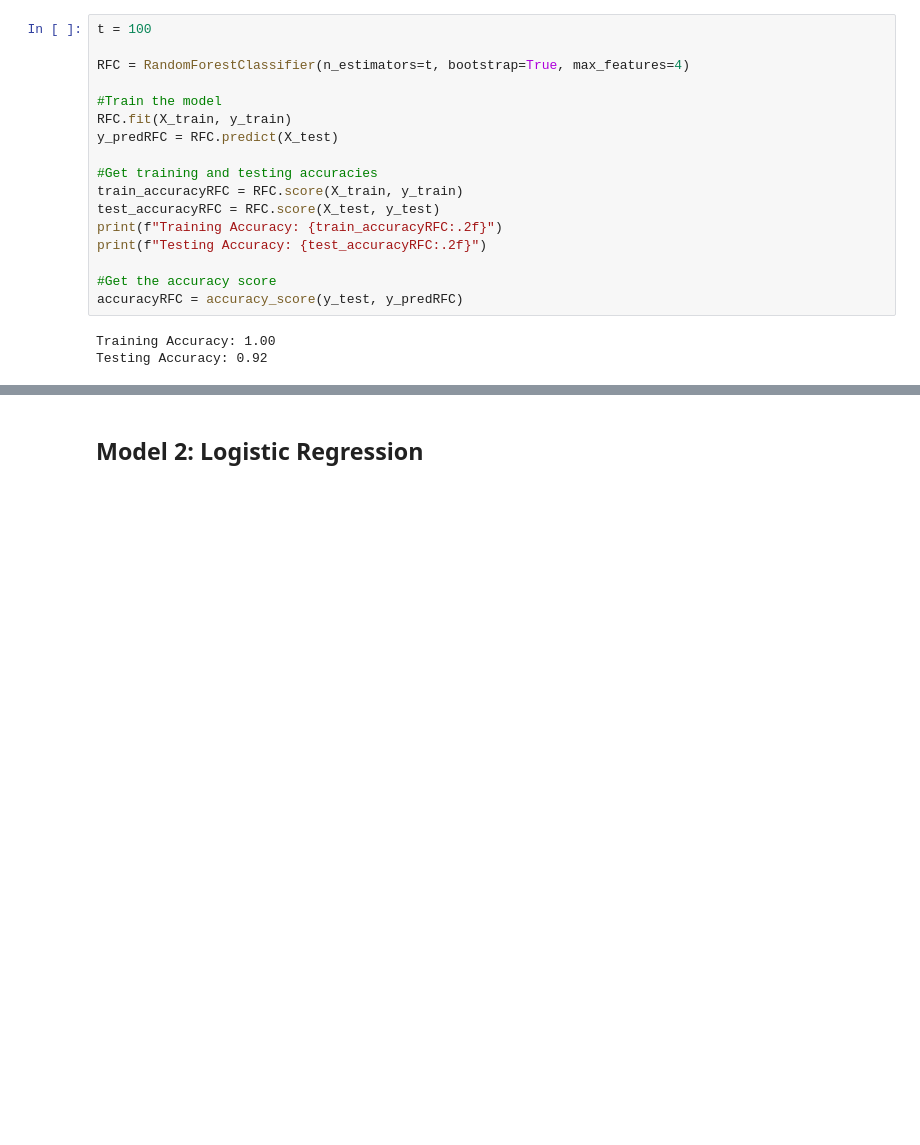
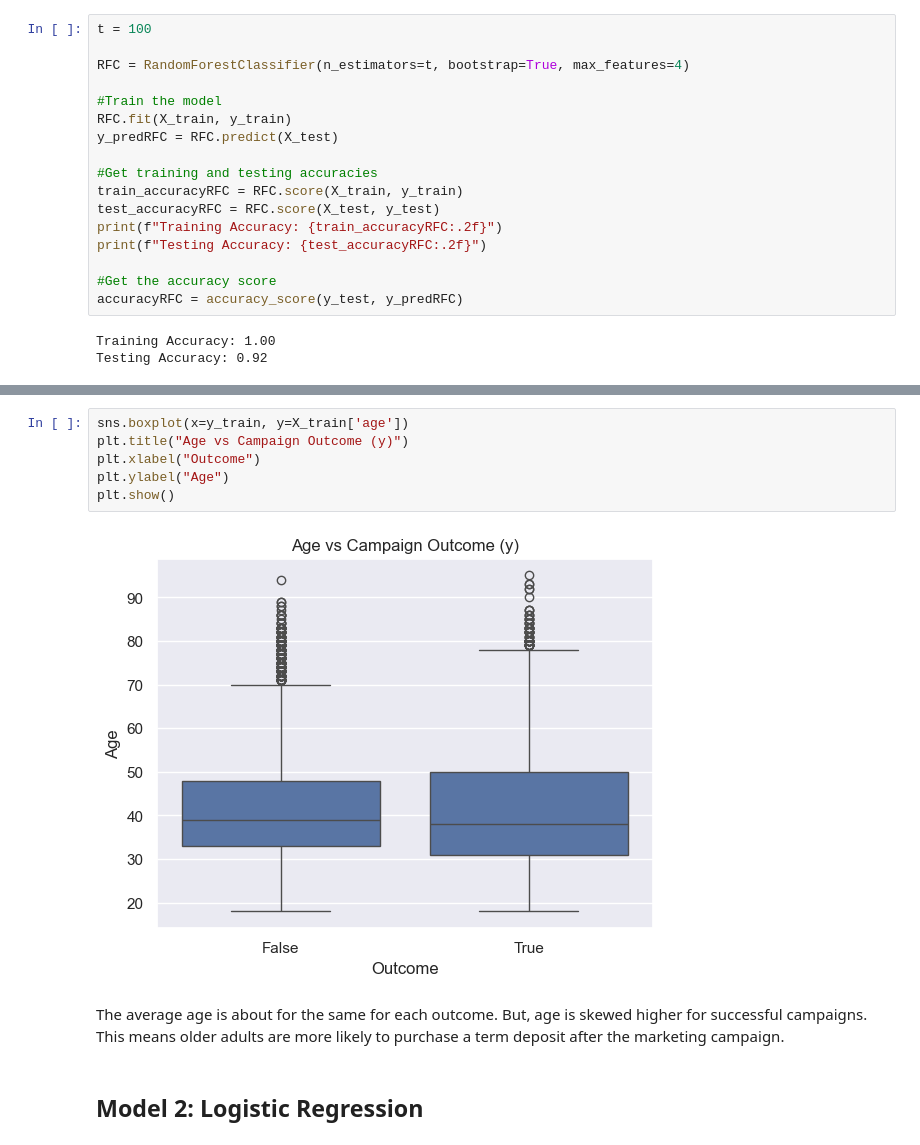
Before and after one commit to nandika-k/Data-Science-Project-2, a Jupyter notebook: Project 2.ipynb, the cells around one changed output, grey strips where cells are left out. Drawn from its saved outputs; the diff is of its cells as text; blank space fills up the shorter version.

```diff
--- a/Project 2.ipynb
+++ b/Project 2.ipynb
@@ -785,3 +749,13 @@ weighted avg       0.91      0.92      0.91      9947
+# %%
+sns.boxplot(x=y_train, y=X_train['age'])
+plt.title("Age vs Campaign Outcome (y)")
+plt.xlabel("Outcome")
+plt.ylabel("Age")
+plt.show()
+# %% [output]
+[figure, added]
+# %% [markdown]
+The average age is about for the same for each outcome. But, age is skewed higher for successful campaigns. This means older adults are more likely to purchase a term deposit after the marketing campaign.
 # %% [markdown]
 ## Model 2: Logistic Regression
 # %% [markdown]
```
Also changed, not shown: parts of 5 cells of this notebook.
